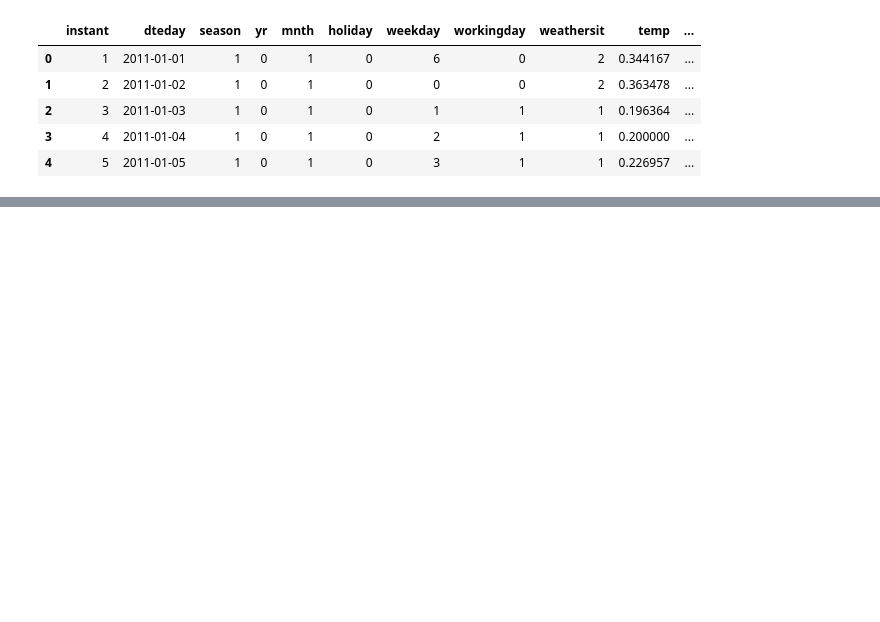
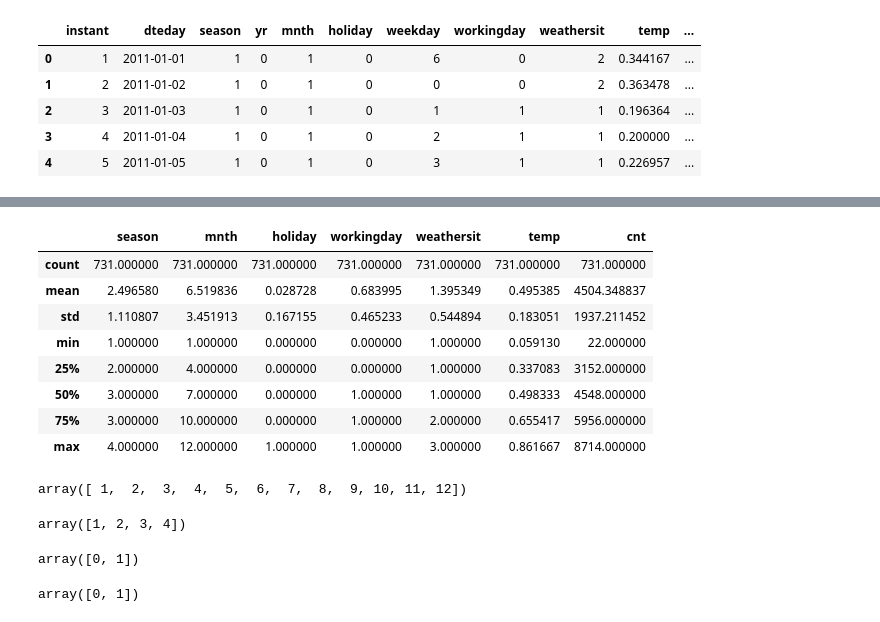
Before and after one commit to Crazz-Zaac/hypothesis-testing-python, a Jupyter notebook: T-test.ipynb, the cells around one changed output, grey strips where cells are left out. Saved outputs shown, nothing was run; the diff lists cells and outputs as text; code cells hidden in the pictures; blank space fills up the shorter version.

```diff
--- a/T-test.ipynb
+++ b/T-test.ipynb
@@ -19,0 +48,28 @@ bike_sharing_data.head()
+# %%
+bike_sharing_data_cols.describe()
+# %% [output]
+|  | season | mnth | holiday | workingday | weathersit | temp | cnt |
+| count | 731.000000 | 731.000000 | 731.000000 | 731.000000 | 731.000000 | 731.000000 | 731.000000 |
+| mean | 2.496580 | 6.519836 | 0.028728 | 0.683995 | 1.395349 | 0.495385 | 4504.348837 |
+| std | 1.110807 | 3.451913 | 0.167155 | 0.465233 | 0.544894 | 0.183051 | 1937.211452 |
+| min | 1.000000 | 1.000000 | 0.000000 | 0.000000 | 1.000000 | 0.059130 | 22.000000 |
+| 25% | 2.000000 | 4.000000 | 0.000000 | 0.000000 | 1.000000 | 0.337083 | 3152.000000 |
+| 50% | 3.000000 | 7.000000 | 0.000000 | 1.000000 | 1.000000 | 0.498333 | 4548.000000 |
+| 75% | 3.000000 | 10.000000 | 0.000000 | 1.000000 | 2.000000 | 0.655417 | 5956.000000 |
+| max | 4.000000 | 12.000000 | 1.000000 | 1.000000 | 3.000000 | 0.861667 | 8714.000000 |
+# %%
+bike_sharing_data_cols['mnth'].unique()
+# %% [output]
+array([ 1,  2,  3,  4,  5,  6,  7,  8,  9, 10, 11, 12])
+# %%
+bike_sharing_data_cols['season'].unique()
+# %% [output]
+array([1, 2, 3, 4])
+# %%
+bike_sharing_data_cols['holiday'].unique()
+# %% [output]
+array([0, 1])
+# %%
+bike_sharing_data_cols['workingday'].unique()
+# %% [output]
+array([0, 1])
```
Also changed, not shown: parts of 13 cells of this notebook, 4 other files.
